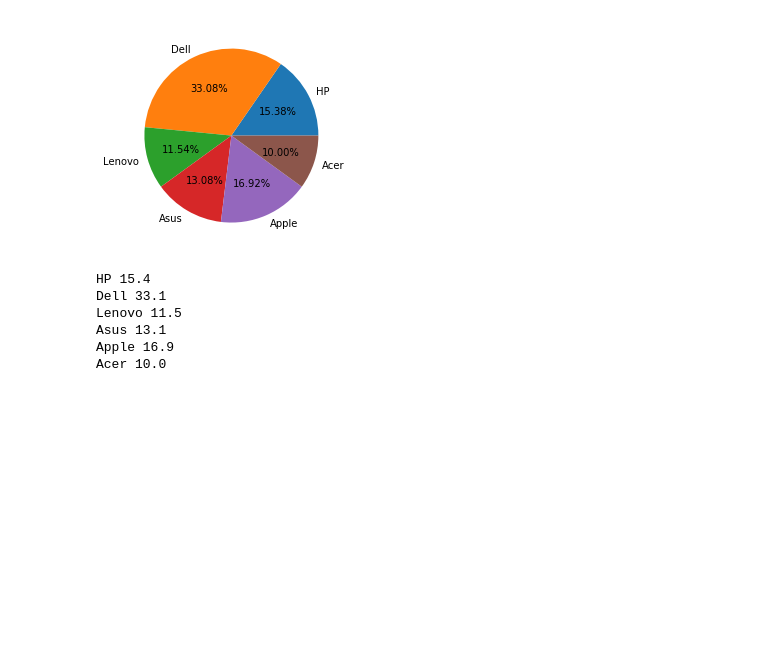
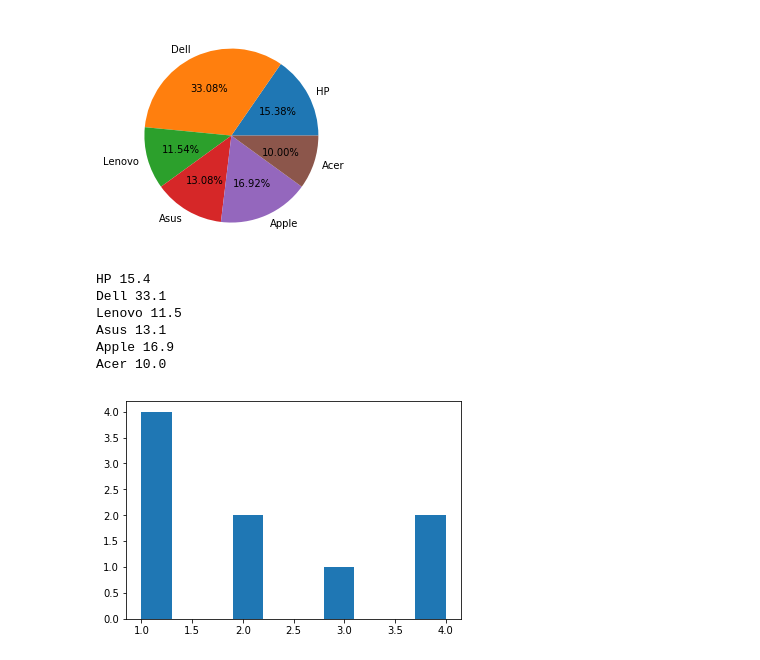
Before and after one commit to tiayush/Data-Science, a Jupyter notebook: Plotting Graphs.ipynb, the cells around one changed output. Saved outputs shown, nothing was run; the diff lists cells and outputs as text; code cells hidden in the pictures; blank space fills up the shorter version.

```diff
--- a/Plotting Graphs.ipynb
+++ b/Plotting Graphs.ipynb
@@ -189,4 +189,8 @@ Acer 10.0
 # %%
 # Histograms
 import matplotlib.pyplot as plt
 a = [1, 2, 3, 4, 1, 4, 1 , 2, 1]
+plt.hist(a)
+plt.show()
+# %% [output]
+[figure, added]
```
Also changed, not shown: parts of 15 cells of this notebook.
